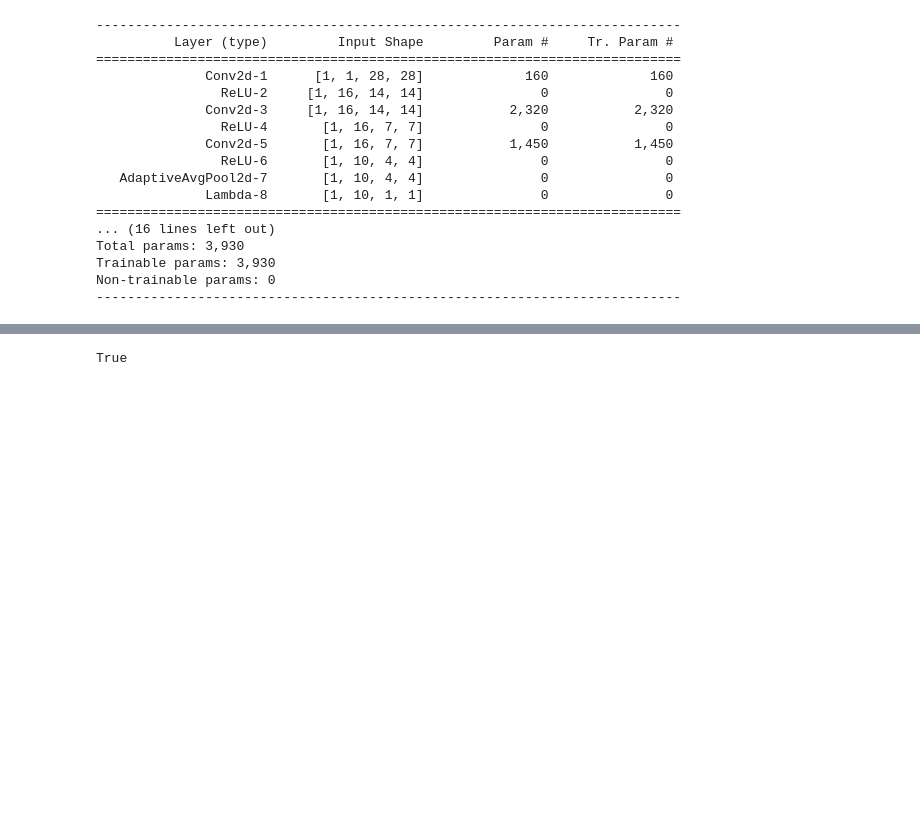
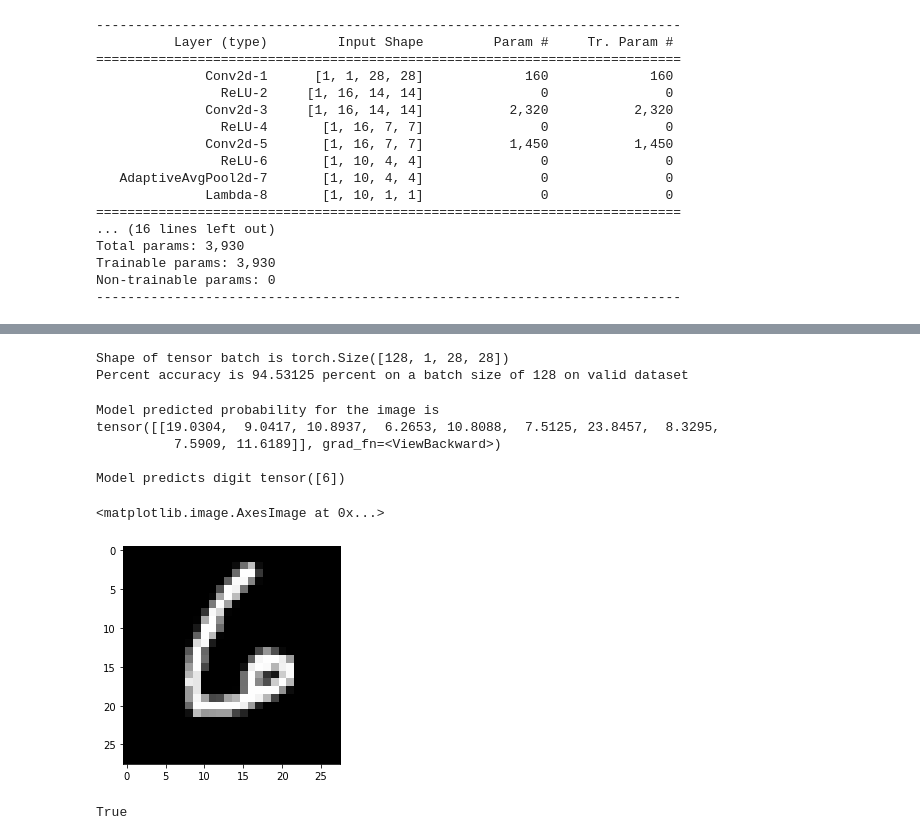
Before and after one commit to pankajksingh/play, a Jupyter notebook: src/cnn/nn_tutorial_cnn.ipynb, the cells around one changed output, grey strips where cells are left out. Drawn from its saved outputs; the diff is of its cells as text; code cells hidden in the pictures; blank space fills up the shorter version.

Commit message:
adding validation and inference

```diff
--- a/src/cnn/nn_tutorial_cnn.ipynb
+++ b/src/cnn/nn_tutorial_cnn.ipynb
@@ -223,3 +228,42 @@ fit(epochs, model, loss_func, opt, train_dl, valid_dl)
+# %%
+#Measure model accuracy on a batch, valid has double the size than bs
+train_dli, valid_dli = get_data(train_ds, valid_ds, bs=64)
+valid_wdl = WrappedDataLoader(valid_dli, preprocess)
+xs_b0, y_b0 = next(iter(valid_wdl))
+print("Shape of tensor batch is {0}".format(xs_b0.shape))
+digit_accuracy=accuracy(model(xs_b0), y_b0)
+print("Percent accuracy is {0} percent on a batch size of {1} on valid dataset".format(digit_accuracy*100, 2*bs))
+# %% [output]
+Shape of tensor batch is torch.Size([128, 1, 28, 28])
+Percent accuracy is 94.53125 percent on a batch size of 128 on valid dataset
+# %%
+#Run inference
+#Take slice from input tensor; (0:1) points to zeroth sample, (1:2) points to first sample
+index=2
+xs_b0_infer= xs_b0[index:index+1, :, :, :]
+y_b0_infer = y_b0[index]
+#print(xs_b0_infer.shape)
+#print(y_b0_infer)
+
+#prediction probs
+y_out= model(xs_b0_infer)
+print("Model predicted probability for the image is\n{0}\n".format(y_out))
+
+#predicted digit
+y_pred = torch.argmax(y_out, dim=1)
+print("Model predicts digit {0}".format(y_pred))
+# %% [output]
+Model predicted probability for the image is
+tensor([[19.0304,  9.0417, 10.8937,  6.2653, 10.8088,  7.5125, 23.8457,  8.3295,
+          7.5909, 11.6189]], grad_fn=<ViewBackward>)
+
+Model predicts digit tensor([6])
+# %%
+#Plot to visually observe the sample
+pyplot.imshow(xs_b0_infer.reshape((28,28)),cmap="gray")
+# %% [output]
+<matplotlib.image.AxesImage at 0x...>
+[figure, added]
 # %%
 print(torch.cuda.is_available())
 # %% [output]
```
Also changed, not shown: parts of 8 cells of this notebook.
